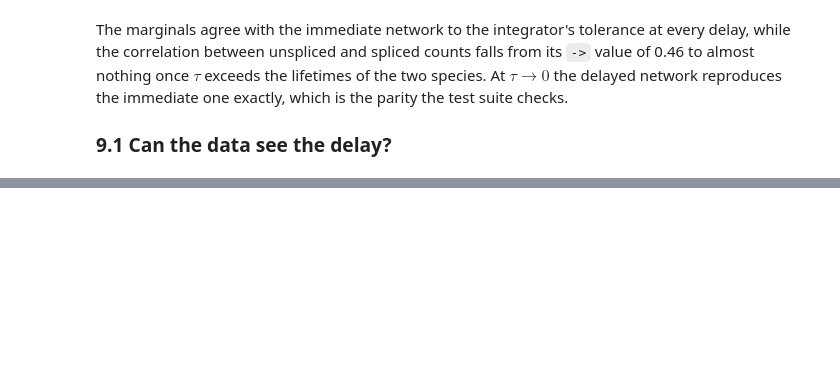
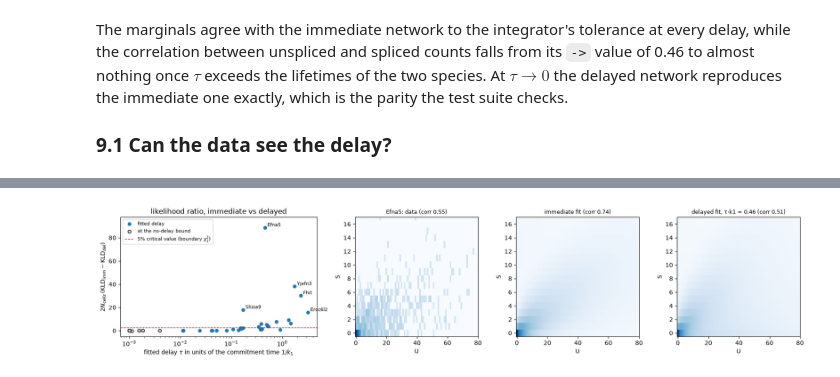
Before and after one commit to pachterlab/monod, a Jupyter notebook: demos/reaction_networks.ipynb, the cells around one changed output, grey strips where cells are left out. Drawn from its saved outputs; the diff is of its cells as text; code cells hidden in the pictures; blank space fills up the shorter version.

```diff
--- a/demos/reaction_networks.ipynb
+++ b/demos/reaction_networks.ipynb
@@ -936,0 +986,31 @@ The delay is the least-constrained direction, and it is `tauinv0` alone, but its
+# %%
+ok = panel.LR > -1
+fig, axes = plt.subplots(1, 4, figsize=(17, 3.8), gridspec_kw={'width_ratios': [1.6, 1, 1, 1]})
+ax = axes[0]
+x = panel.tau_x_k1.clip(lower=1e-3)
+free, bound = ok & ~panel.at_no_delay_bound, ok & panel.at_no_delay_bound
+ax.scatter(x[free], panel.LR[free], c='tab:blue', s=28, label='fitted delay')
+ax.scatter(x[bound], panel.LR[bound], c='lightgray', edgecolor='k', s=28, label='at the no-delay bound')
+ax.axhline(CRIT, color='crimson', ls='--', lw=1, label=r'5% critical value (boundary $\chi^2_1$)')
+ax.set_xscale('log'); ax.set_ylim(-5, panel.LR[ok].max() * 1.1)
+ax.set_xlabel(r'fitted delay $\tau$ in units of the commitment time $1/k_1$'); ax.set_ylabel(r'$2 N_{cells}\,(\mathrm{KLD}_{imm} - \mathrm{KLD}_{del})$')
+ax.set_title('likelihood ratio, immediate vs delayed'); ax.legend(fontsize=8, loc='upper left')
+for g in panel.index[ok & (panel.LR > 15)]:
+    ax.annotate(g, (x[g], panel.LR[g]), fontsize=8, xytext=(4, 2), textcoords='offset points')
+
+# the gene with the strongest preference: data against the two fits
+top = panel.index[ok][panel.LR[ok].argmax()]; gi = list(imm.var_names).index(top)
+M_top = imm.uns['M'][:, gi].tolist()
+U = np.asarray(gaba_raw[:, top].layers['unspliced'].todense()).ravel(); S = np.asarray(gaba_raw[:, top].layers['spliced'].todense()).ravel()
+H, _, _ = np.histogram2d(U, S, bins=[np.arange(M_top[0] + 1), np.arange(M_top[1] + 1)]); H /= H.sum()
+pss_imm_top = m_imm.eval_model_pss(P_imm[gi], M_top); pss_del_top = m_del.eval_model_pss(P_del[gi], M_top)
+vmax = max(H.max(), pss_imm_top.max(), pss_del_top.max())
+u_max, s_max = int(np.quantile(U, 0.995)) + 2, int(np.quantile(S, 0.995)) + 2     # show where the cells are
+for a, Z, ttl in zip(axes[1:], (H, pss_imm_top, pss_del_top),
+                     (f'{top}: data (corr {corr(H):.2f})', f'immediate fit (corr {corr(pss_imm_top):.2f})',
+                      f'delayed fit, τ·k1 = {panel.tau_x_k1[top]:.2f} (corr {corr(pss_del_top):.2f})')):
+    a.imshow(Z.T, origin='lower', aspect='auto', cmap='Blues', norm=mcolors.PowerNorm(gamma=0.4, vmin=0, vmax=vmax))
+    a.set_title(ttl, fontsize=9); a.set_xlabel('U'); a.set_ylabel('S'); a.set_xlim(-0.5, u_max); a.set_ylim(-0.5, s_max)
+plt.tight_layout(); plt.savefig('figures/network_delay_panel.png', dpi=120); plt.show()
+# %% [output]
+[figure, added]
```
Also changed, not shown: parts of 21 cells of this notebook, 10 other files.
